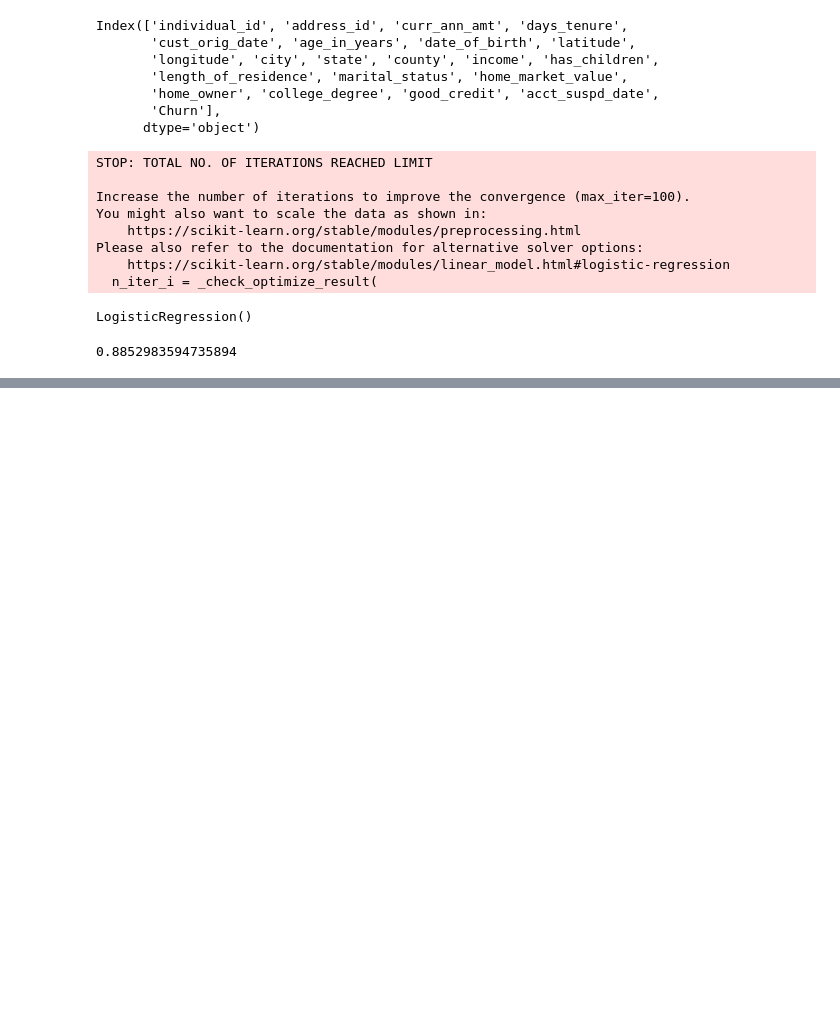
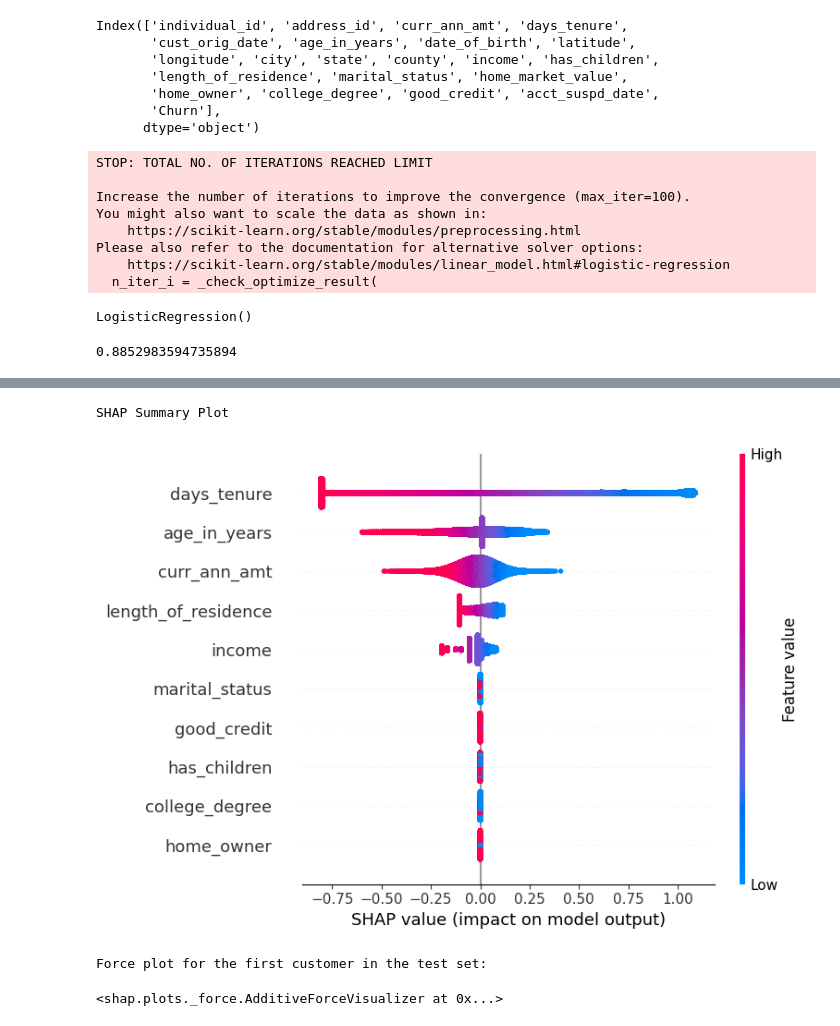
Before and after one commit to siddharth-ag2004/churn-prediction, a Jupyter notebook: predicting-customer-churn-for-auto-insurance-ml.ipynb, the cells around one changed output, grey strips where cells are left out. Saved outputs shown, nothing was run; the diff lists cells and outputs as text; code cells hidden in the pictures; blank space fills up the shorter version.

Commit message:
Add SHAP for explainability

```diff
--- a/predicting-customer-churn-for-auto-insurance-ml.ipynb
+++ b/predicting-customer-churn-for-auto-insurance-ml.ipynb
@@ -117,3 +117,17 @@ X_test.head()
 | 645354 | 892.648378 | 5060.0 | 46 | 47500.0 | 1.0 | 4.0 | 1 | ... |
 | 364721 | 533.626989 | 5485.0 | 48 | 62500.0 | 1.0 | 9.0 | 1 | ... |
 | 1362823 | 906.546585 | 6291.0 | 82 | 17500.0 | 1.0 | 0.0 | 0 | ... |
+# %%
+import shap
+
+# Initialize JavaScript visualization in the notebook
+shap.initjs()
+
+# Create an explainer object. We use shap.Explainer, which automatically selects the
+# best explainer for your model (in this case, for Logistic Regression).
+# We pass the trained model and the training data.
+explainer = shap.Explainer(model, X_train)
+
+# Calculate SHAP values for the test set. This tells us how much each feature
+# contributed to the prediction for each customer in the test data.
+shap_values = explainer(X_test)
@@ -119,0 +136,27 @@ X_test.head()
+# %%
+# --- GLOBAL FEATURE IMPORTANCE ---
+# Create a SHAP summary plot to see which features are most important.
+# The beeswarm plot is powerful:
+# - Each dot represents a customer.
+# - The color indicates the feature's value (red = high, blue = low).
+# - The position on the x-axis shows the impact of that feature on the model's output
+#   (a positive SHAP value increases the prediction towards churn).
+
+print("SHAP Summary Plot")
+shap.summary_plot(shap_values, X_test)
+# %% [output]
+SHAP Summary Plot
+[figure, added]
+# %%
+# --- LOCAL EXPLANATION FOR A SINGLE PREDICTION ---
+# We can visualize the explanation for a single customer. Let's pick the first one.
+# The force plot shows:
+# - The model's base value (the average prediction over the dataset).
+# - Features in red pushed the prediction higher (towards churn).
+# - Features in blue pushed the prediction lower (towards not churning).
+
+print("Force plot for the first customer in the test set:")
+shap.force_plot(explainer.expected_value, shap_values.values[0,:], X_test.iloc[0,:])
+# %% [output]
+Force plot for the first customer in the test set:
+<shap.plots._force.AdditiveForceVisualizer at 0x...>
```
Also changed, not shown: parts of 1 cell of this notebook.
